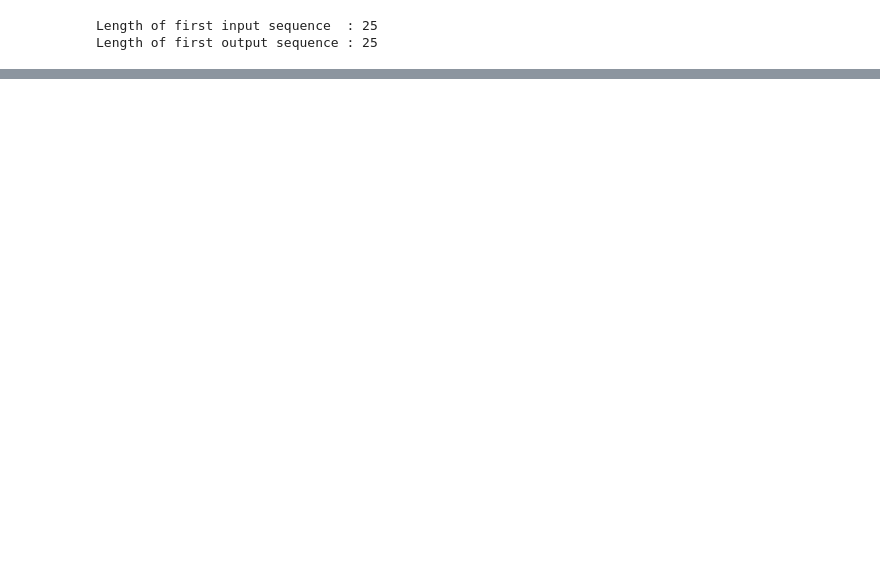
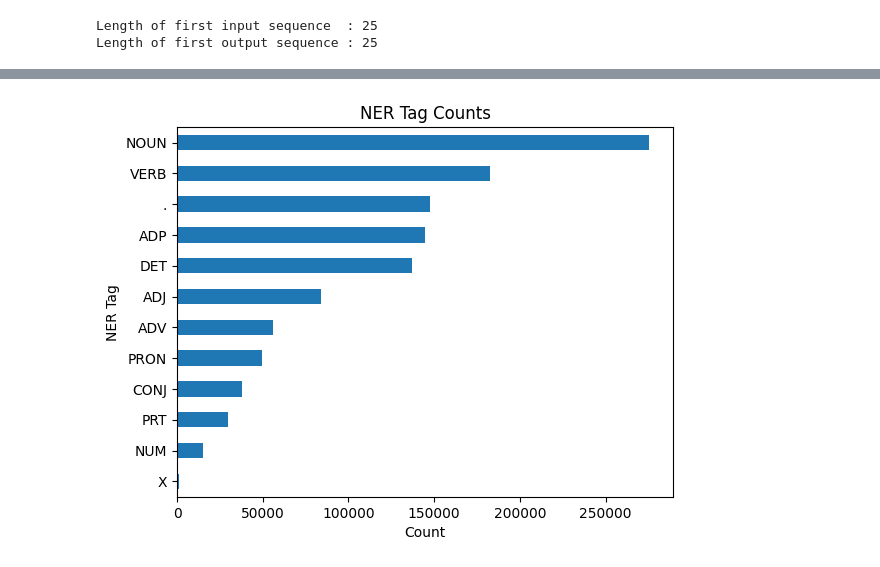
Before and after one commit to shauryat1298/Low-Resource-Training-for-Classification, a Jupyter notebook: pos_tagging/src/01_pos_tagging_basics.ipynb, the cells around one changed output, grey strips where cells are left out. Saved outputs shown, nothing was run; the diff lists cells and outputs as text; code cells hidden in the pictures; blank space fills up the shorter version.

```diff
--- a/pos_tagging/src/01_pos_tagging_basics.ipynb
+++ b/pos_tagging/src/01_pos_tagging_basics.ipynb
@@ -37,7 +45,7 @@ for sentence in tagged_sentences:
     X_sentence = []
     Y_sentence = []
     for entity in sentence:
-        X_sentence.append(entity[0])  # entity[0] contains the word
+        X_sentence.append(entity[0].lower())  # entity[0] contains the word
         Y_sentence.append(entity[1])  # entity[1] contains corresponding tag
 
     X.append(X_sentence)
@@ -85,0 +79,9 @@ word2vec.most_similar(positive = ["King", "Woman"], negative = ["Man"])
+# %%
+brown_df = Dataset.from_dict({
+    'tokens': X,
+    'pos_tags': Y
+})
+# %%
+brown_df.set_format(type='pandas')
+df = brown_df[:]
+df.head()
@@ -85,0 +95,16 @@ word2vec.most_similar(positive = ["King", "Woman"], negative = ["Man"])
+# %%
+## Visualize distribution of class labels
+
+all_tags = [tag for sublist in df['pos_tags'] for tag in sublist]
+
+# Convert to a pandas Series and count occurrences of each tag
+tag_counts = pd.Series(all_tags).value_counts(ascending=True)
+
+# Plot the counts
+tag_counts.plot.barh()
+plt.xlabel('Count')
+plt.ylabel('NER Tag')
+plt.title('NER Tag Counts')
+plt.show()
+# %% [output]
+[figure, added]
```
Also changed, not shown: parts of 21 cells of this notebook, 1 other file.
